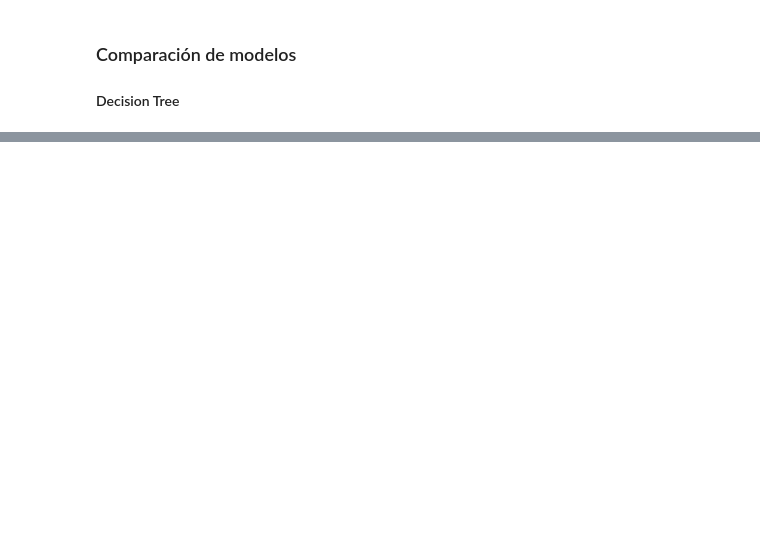
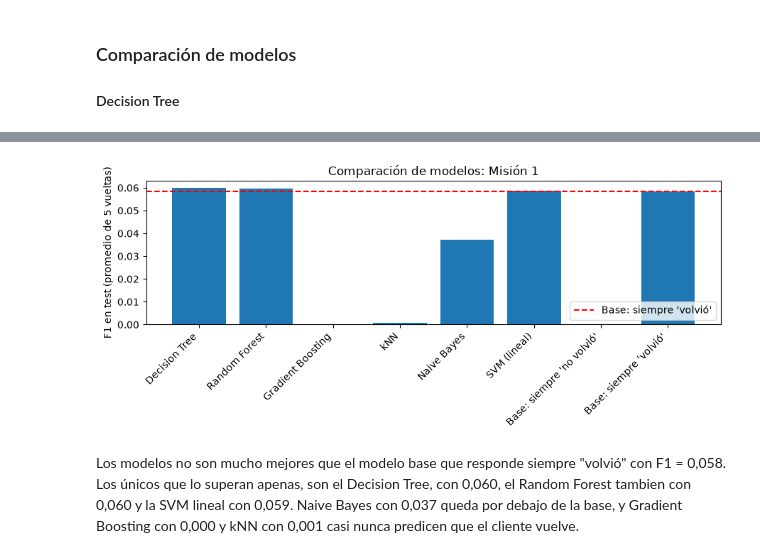
Before and after one commit to CarlosScura/Operacion-Olist, a Jupyter notebook: operacion_olist.ipynb, the cells around one changed output, grey strips where cells are left out. Drawn from its saved outputs; the diff is of its cells as text; code cells hidden in the pictures; blank space fills up the shorter version.

Commit message:
Agrega comparación de seis modelos con cross-validation, tabla y gráfico para la Misión 1

```diff
--- a/operacion_olist.ipynb
+++ b/operacion_olist.ipynb
@@ -399,0 +513,23 @@ Para comparar los modelos se usara el F1 de la clase "volvió", porque combina P
+# %%
+# 1) Preprocesador igual al de los otros modelos, pero que devuelve una tabla común
+#    (sparse_threshold=0) y no una matriz dispersa, porque GaussianNB no acepta esa
+prep_denso = ColumnTransformer(
+    [("num", num_pipe, numericas),                                    # números: mediana + escalado
+     ("cat", OneHotEncoder(handle_unknown="ignore"), categoricas)],   # estado: One-Hot
+    sparse_threshold=0
+)
+
+# 2) Pipeline: primero el preprocesador, después el modelo
+pipe_nb = Pipeline([("prep", prep_denso), ("modelo", GaussianNB())])
+
+# 3) Cross-validation con 5 vueltas y F1, guardando también el resultado en train
+res = cross_validate(pipe_nb, X_train, y_train, cv=5, scoring="f1", return_train_score=True)
+
+# 4) Guarda el promedio de las 5 vueltas para la tabla comparativa final
+resultados["Naive Bayes"] = {"F1 train": res["train_score"].mean(),
+                             "F1 test": res["test_score"].mean()}
+
+# 5) Muestra el nombre y los 5 resultados de cada parte, redondeados a 3 decimales
+print("Naive Bayes")
+print(res["train_score"].round(3))
+print(res["test_score"].round(3))
@@ -399,0 +567,7 @@ Para comparar los modelos se usara el F1 de la clase "volvió", porque combina P
+# %%
+evaluar("Base: siempre 'no volvió'", DummyClassifier(strategy="most_frequent"))
+evaluar("Base: siempre 'volvió'", DummyClassifier(strategy="constant", constant=True))
+
+tabla = pd.DataFrame(resultados).T
+tabla["Brecha"] = tabla["F1 train"] - tabla["F1 test"]
+tabla.round(3)
@@ -399,0 +592,18 @@ Para comparar los modelos se usara el F1 de la clase "volvió", porque combina P
+# %%
+# guarda el valor del modelo de base para que se pueda ver sus diferencias.
+base_volvio = tabla.loc["Base: siempre 'volvió'", "F1 test"]
+
+plt.figure(figsize=(9, 4))
+plt.bar(tabla.index, tabla["F1 test"])
+plt.axhline(y=base_volvio, color="red", linestyle="--", label="Base: siempre 'volvió'")
+plt.xticks(rotation=45, ha="right")
+plt.ylabel("F1 en test (promedio de 5 vueltas)")
+plt.title("Comparación de modelos: Misión 1")
+plt.legend()
+# ajusta los márgenes para que no se corten los nombres
+plt.tight_layout()
+plt.show()
+# %% [output]
+[figure, added]
+# %% [markdown]
+Los modelos no son mucho mejores que el modelo base que responde siempre "volvió" con F1 = 0,058. Los únicos que lo superan apenas, son el Decision Tree, con 0,060, el Random Forest tambien con 0,060 y la SVM lineal con 0,059. Naive Bayes con 0,037 queda por debajo de la base, y Gradient Boosting con 0,000 y kNN con 0,001 casi nunca predicen que el cliente vuelve.
```
Also changed, not shown: parts of 34 cells of this notebook.
